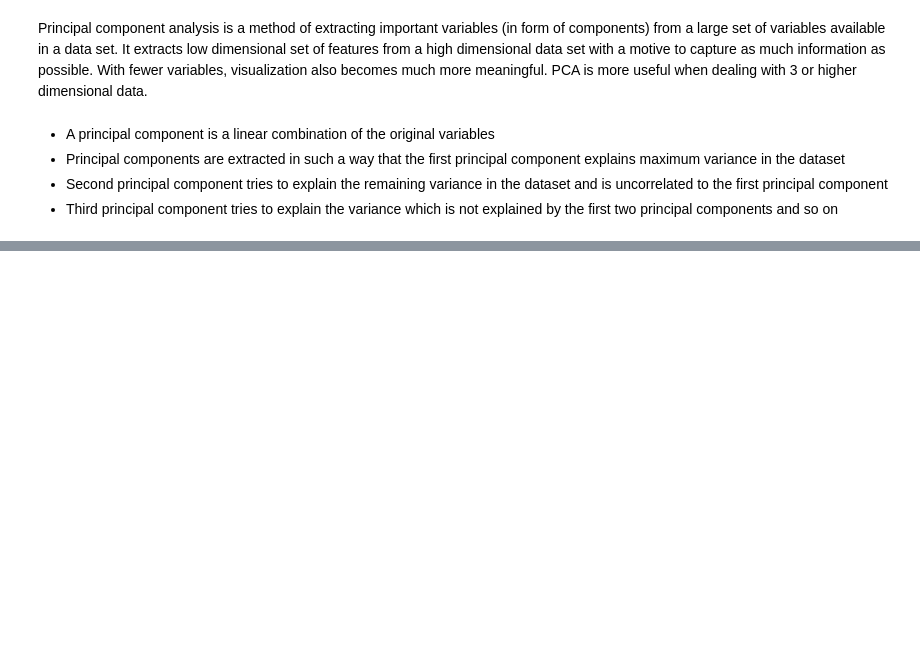
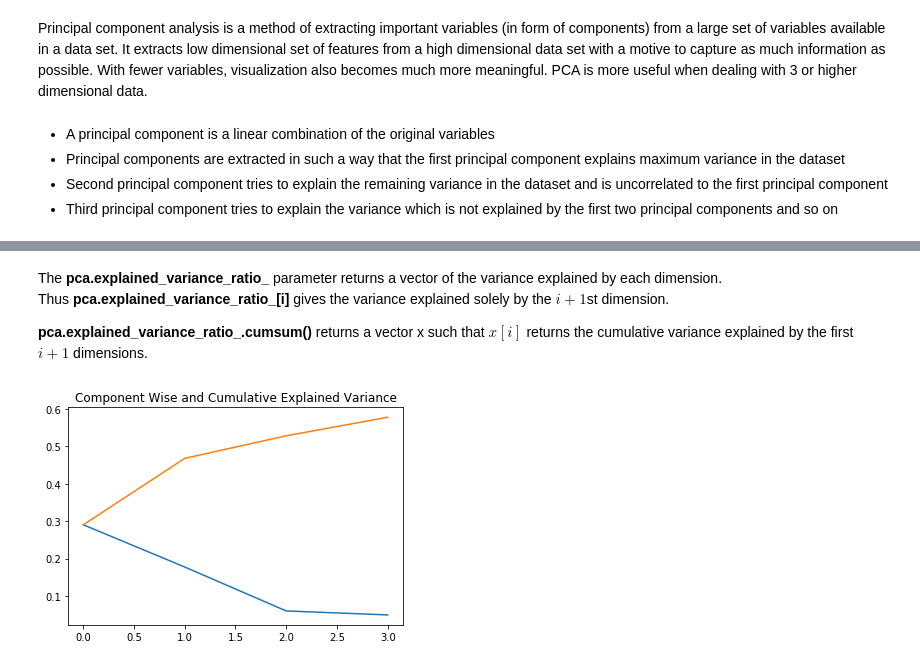
Before and after one commit to hashbanger/Basics_of_Data_Analysis, a Jupyter notebook: Useful Techniques/Dimensionality_Reduction/Dimensionality_Reduction_and_Feature_Selection.ipynb, the cells around one changed output, grey strips where cells are left out. Cells and saved outputs as stored; diff of their text form; code cells hidden in the pictures; blank space fills up the shorter version.

```diff
--- a/Useful Techniques/Dimensionality_Reduction/Dimensionality_Reduction_and_Feature_Selection.ipynb
+++ b/Useful Techniques/Dimensionality_Reduction/Dimensionality_Reduction_and_Feature_Selection.ipynb
@@ -388,0 +409,12 @@ Principal component analysis is a method of extracting important variables (in f
+# %% [markdown]
+The **pca.explained_variance_ratio_** parameter returns a vector of the variance explained by each dimension.
+Thus **pca.explained_variance_ratio_[i]** gives the variance explained solely by the $i+1$st dimension.
+
+**pca.explained_variance_ratio_.cumsum()** returns a vector x such that $x[i]$ returns the cumulative variance explained by the first $i+1$ dimensions.
+# %%
+plt.plot(range(4), pca.explained_variance_ratio_)
+plt.plot(range(4), pca.explained_variance_ratio_.cumsum())
+plt.title('Component Wise and Cumulative Explained Variance')
+plt.show()
+# %% [output]
+[figure, added]
```
Also changed, not shown: parts of 59 cells of this notebook.
